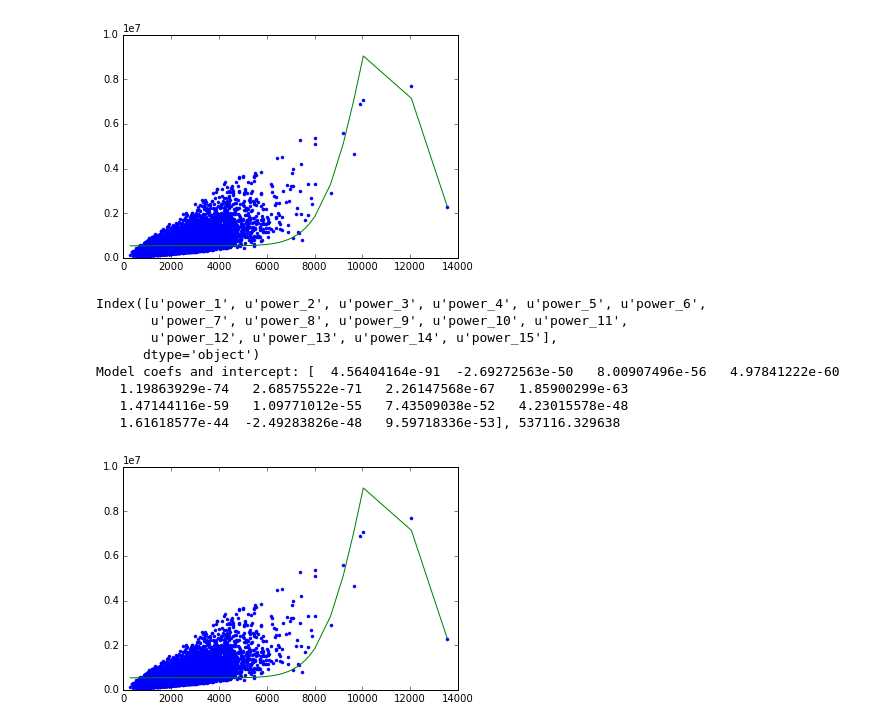
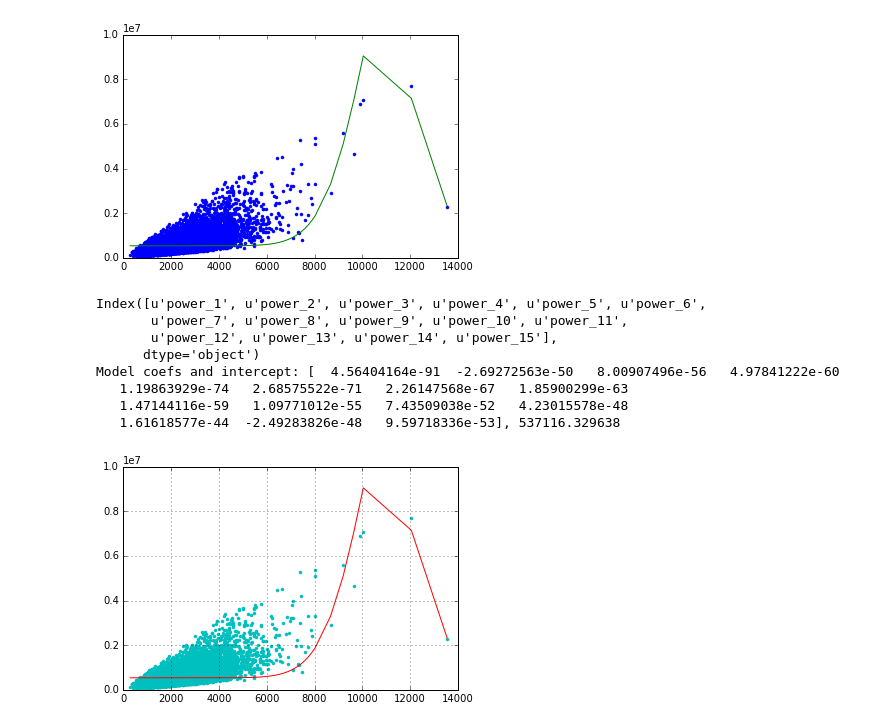
Before and after one commit to Nafisur-jspl/ML_specialization, a Jupyter notebook: 2_regression/week_3_assessing_performance/week-3-assessing-performance-assignment-1.ipynb, the cells around one changed output. Cells and saved outputs as stored; diff of their text form; code cells hidden in the pictures.

```diff
--- a/2_regression/week_3_assessing_performance/week-3-assessing-performance-assignment-1.ipynb
+++ b/2_regression/week_3_assessing_performance/week-3-assessing-performance-assignment-1.ipynb
@@ -70,12 +70,11 @@ Name: bedrooms, dtype: float64
 # %%
 def polynomial_dataframe(feature, degree): # feature is pandas.Series type
     # assume that degree >= 1
-    if degree<1:
-        raise ValueError
     # initialize the dataframe:
     poly_dataframe = pd.DataFrame()
     # and set poly_dataframe['power_1'] equal to the passed feature
     poly_dataframe['power_1'] = feature
+
     # first check if degree > 1
     if degree > 1:
         # then loop over the remaining degrees:
@@ -169,25 +168,28 @@ Model 15 coef and intercept: [  4.56404164e-91  -2.69272563e-50   8.00907496e-56
 [figure]
 # %%
 # Seems like next questions have to do with trying out different datasets with different degrees, therefor I create a function
-def polynomial_checker(data, degree):
+def polynomial_checker(data, degree, colour="g"):
     target = 'price'
     poly_data = polynomial_dataframe(data['sqft_living'], degree)
     model = LinearRegression()
     features_model = poly_data.columns
     print(features_model)
     poly_data['price'] = data['price']
     model.fit(poly_data[features_model], poly_data[target])
+    plt.hold(True)
+    plt.grid()
     print("Model coefs and intercept: %s" %  ", ".join([str(model.coef_), str(model.intercept_)]))
-    plt.plot(poly_data['power_1'],poly_data['price'], ".",
-         poly_data['power_1'], model.predict(poly_data[features_model]), "-g")
-polynomial_checker(sales, 15)
+    plt.plot(poly_data['power_1'],poly_data['price'], ".c")
+    plt.plot(poly_data['power_1'], model.predict(poly_data[features_model]), "-r")
+    return model, poly_data, model.predict(poly_data[features_model])
+a = polynomial_checker(sales, 15)
 # %% [output]
 Index([u'power_1', u'power_2', u'power_3', u'power_4', u'power_5', u'power_6',
        u'power_7', u'power_8', u'power_9', u'power_10', u'power_11',
        u'power_12', u'power_13', u'power_14', u'power_15'],
       dtype='object')
 Model coefs and intercept: [  4.56404164e-91  -2.69272563e-50   8.00907496e-56   4.97841222e-60
    1.19863929e-74   2.68575522e-71   2.26147568e-67   1.85900299e-63
    1.47144116e-59   1.09771012e-55   7.43509038e-52   4.23015578e-48
    1.61618577e-44  -2.49283826e-48   9.59718336e-53], 537116.329638
-[figure, old version]
+[figure, new version]
```
Also changed, not shown: parts of 25 cells of this notebook.
